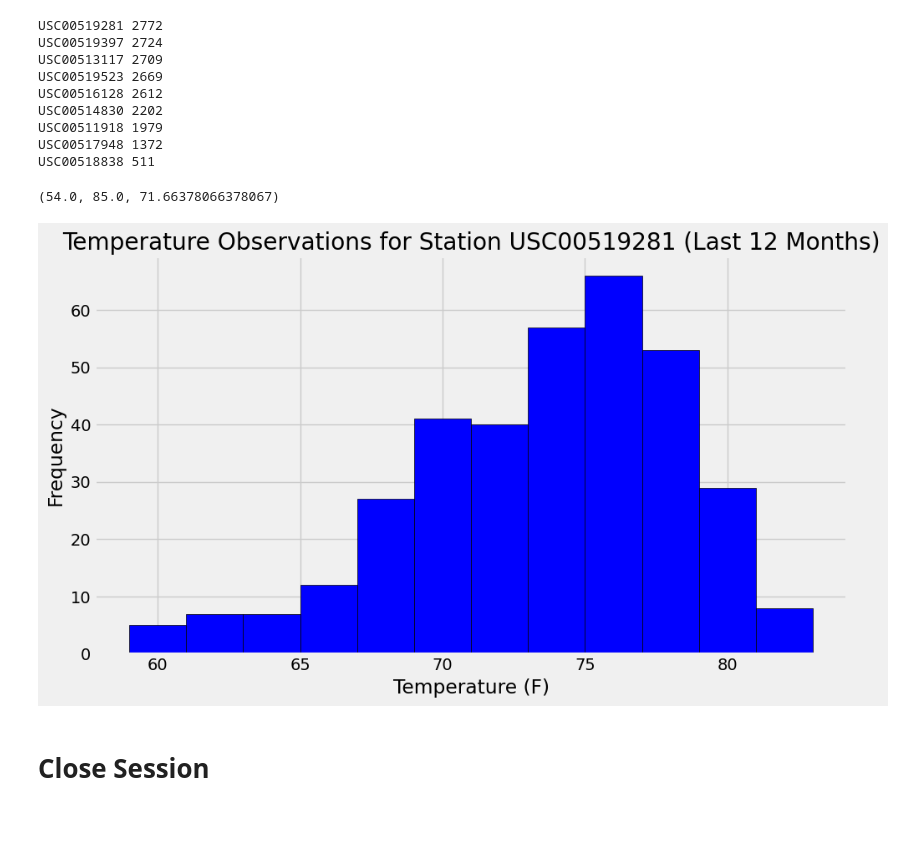
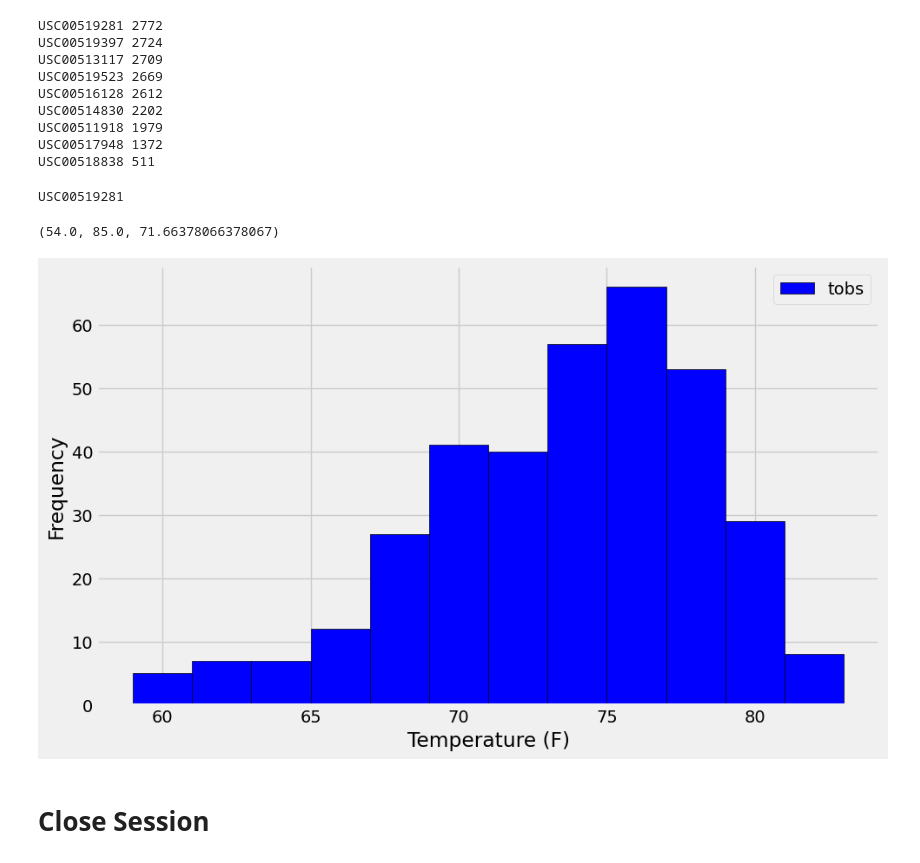
Before and after one commit to av9248/Sqlalchemy-challenge, a Jupyter notebook: SurfsUp/climate_starter.ipynb, the cells around one changed output. Cells and saved outputs as stored; diff of their text form; code cells hidden in the pictures; blank space fills up the shorter version.

```diff
--- a/SurfsUp/climate_starter.ipynb
+++ b/SurfsUp/climate_starter.ipynb
@@ -125,6 +120,8 @@ most_active_station = session.query(
 
 most_active_station_id = most_active_station.station
 
+print(most_active_station_id)
+
 temperature_stats = session.query(
     func.min(Measurement.tobs).label('min_temp'),
     func.max(Measurement.tobs).label('max_temp'),
@@ -133,27 +130,28 @@ temperature_stats = session.query(
 
 temperature_stats
 # %% [output]
-(54.0, 85.0, 71.66378066378067)
+USC00519281
+(54.0, 85.0, 71.66378066378067)
 # %%
 # Using the most active station id
 # Query the last 12 months of temperature observation data for this station and plot the results as a histogram
 
 temperature_data = session.query(Measurement.date, Measurement.tobs).filter(Measurement.station == most_active_station_id,Measurement.date >= previous_year).all()
 
 temperature_df = pd.DataFrame(temperature_data, columns=['date', 'tob'])
 
 
 # Step 5: Plot the temperature observations as a histogram
 plt.figure(figsize=(10, 6))
-plt.hist(temperature_df['tob'], bins=12, color='blue', edgecolor='black')
-plt.title(f'Temperature Observations for Station {most_active_station_id} (Last 12 Months)')
+plt.hist(temperature_df['tob'], bins=12, color='blue', edgecolor='black', label = 'tobs')
 plt.xlabel('Temperature (F)')
 plt.ylabel('Frequency')
+plt.legend()
 plt.grid(True)
 plt.tight_layout()
 plt.show()
 # %% [output]
-[figure, old version]
+[figure, new version]
 # %% [markdown]
 # Close Session
 # %%
```
Also changed, not shown: parts of 3 cells of this notebook, 1 other file.
